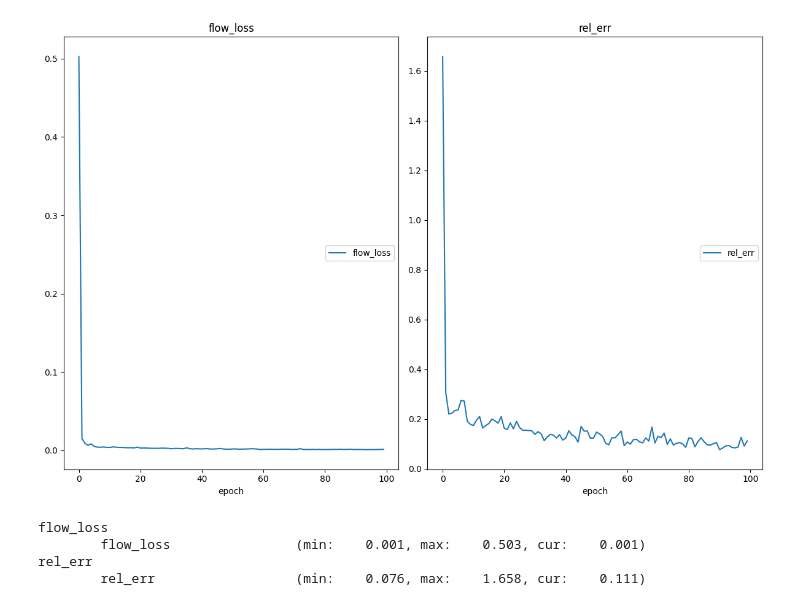
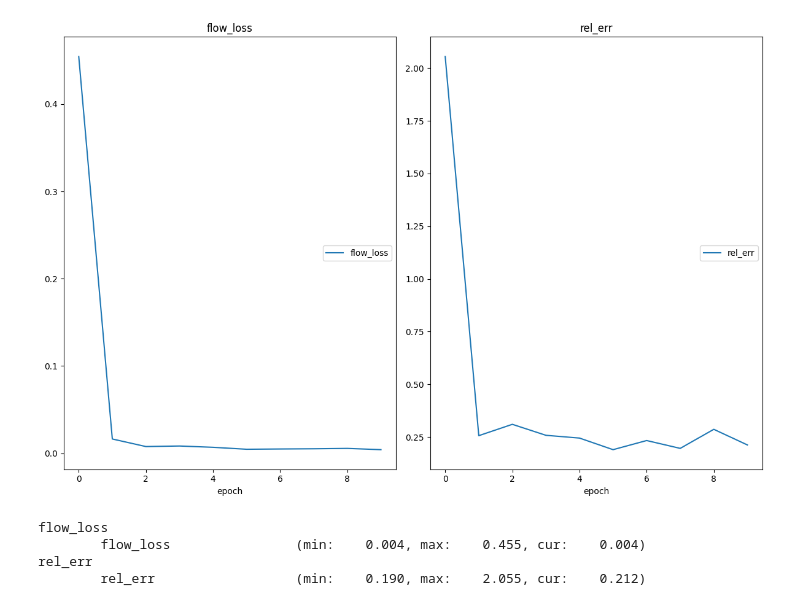
Before and after one commit to mauicv/world-model-rl, a Jupyter notebook: src/reflect/components/flow_world_model/examples/world-model-pendulum-2.ipynb, the cells around one changed output. Drawn from its saved outputs; the diff is of its cells as text; code cells hidden in the pictures.

```diff
--- a/src/reflect/components/flow_world_model/examples/world-model-pendulum-2.ipynb
+++ b/src/reflect/components/flow_world_model/examples/world-model-pendulum-2.ipynb
@@ -99,28 +99,28 @@ plot_losses = PlotLosses(
 # %%
 total_loss = 0
 total_rel_err = 0
 update_every = 100
-for epoch in range(10_000):
+for epoch in range(1_000):
     env_data_loader.perform_rollout()
     _, _, o, a, r, d = env_data_loader.sample(
         batch_size=256,
         num_time_steps=4
     )
     losses = world_model.update(o, a, r, d)
     losses = asdict(losses)
     total_loss += losses['flow_loss']
     total_rel_err += losses['rel_err']
     if epoch % update_every == 0:
         plot_losses.update(losses)
         plot_losses.send()
         total_loss = 0
         total_rel_err = 0
 # %% [output]
-[figure, old version]
+[figure, new version]
 flow_loss
-        flow_loss                (min:    0.001, max:    0.503, cur:    0.001)
+        flow_loss                (min:    0.004, max:    0.455, cur:    0.004)
 rel_err
-        rel_err                  (min:    0.076, max:    1.658, cur:    0.111)
+        rel_err                  (min:    0.190, max:    2.055, cur:    0.212)
 # %%
 for i in tqdm(range(64)):
     env_data_loader.perform_rollout()
```
Also changed, not shown: parts of 2 cells of this notebook, 3 other files.
